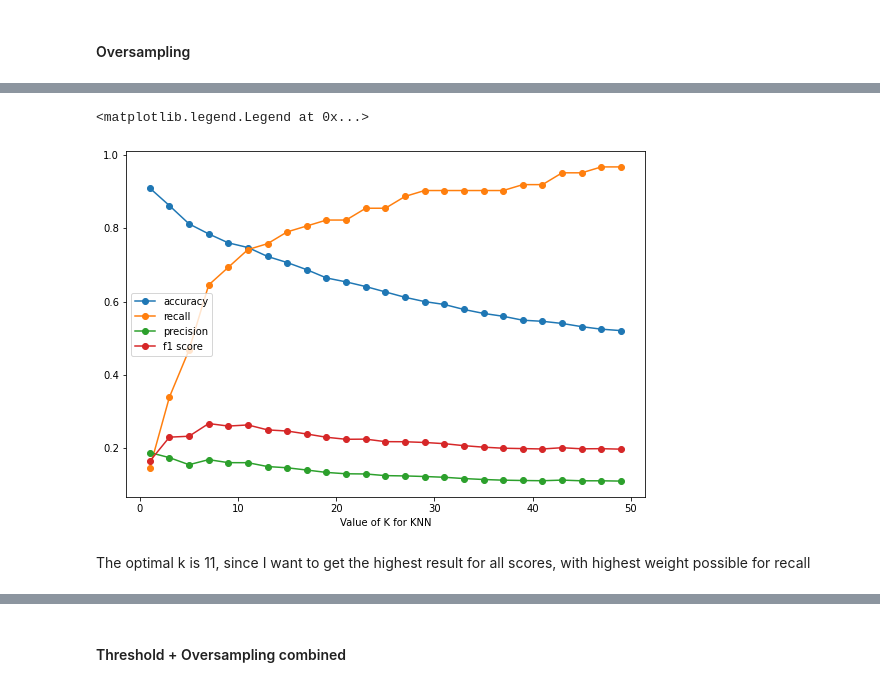
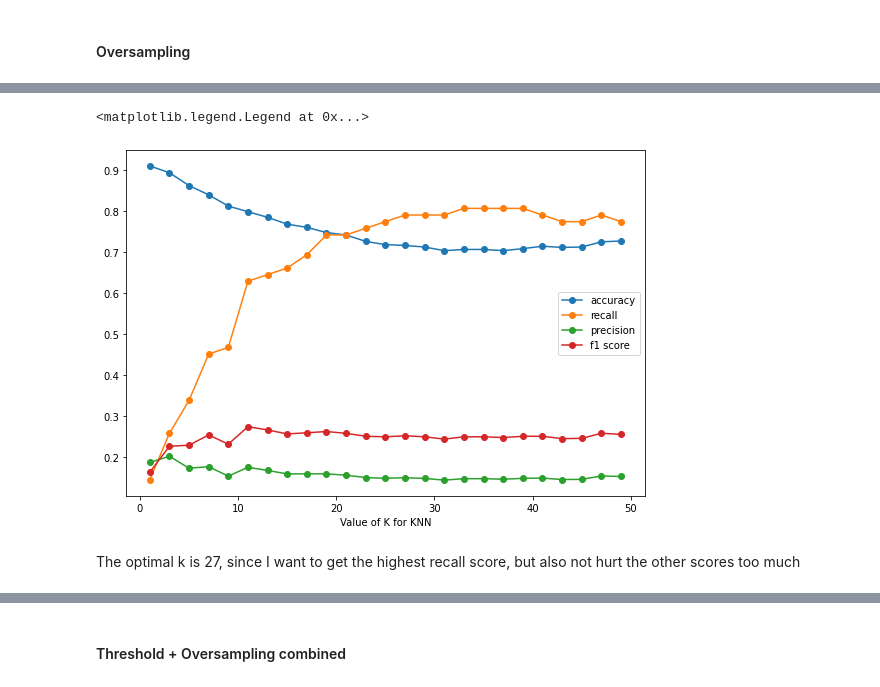
Before and after one commit to s4646/intro-to-data-science, a Jupyter notebook: Classification.ipynb, the cells around one changed output, grey strips where cells are left out. Cells and saved outputs as stored; diff of their text form; code cells hidden in the pictures.

```diff
--- a/Classification.ipynb
+++ b/Classification.ipynb
@@ -637,30 +637,30 @@ Text(0, 0.5, 'Testing Accuracy')
 # %%
 k_range = list(range(1,51,2))
 accuracy = []
 recall = []
 precision = []
 f1 = []
 
 for k in k_range:
     knn = KNeighborsClassifier(n_neighbors=k)
     knn.fit(X_train_res,y_train_res)
-    pred = (knn.predict_proba(X_test)[:,1]>0.1).astype(int)
+    pred = knn.predict(X_test)
     accuracy.append(metrics.accuracy_score(y_test, pred))
     recall.append(recall_score(y_test, pred))
     precision.append(precision_score(y_test, pred))
     f1.append(f1_score(y_test, pred))
 
 fig = plt.figure()
 axes = fig.add_axes([0,0,1.2,1.2])
 plt.plot(k_range, accuracy, marker='o', label='accuracy')
 plt.plot(k_range, recall, marker='o', label='recall')
 plt.plot(k_range, precision, marker='o', label='precision')
 plt.plot(k_range, f1, marker='o', label='f1 score')
 plt.xlabel('Value of K for KNN')
 plt.legend()
 # %% [output]
 <matplotlib.legend.Legend at 0x...>
-[figure, old version]
+[figure, new version]
 # %% [markdown]
-The optimal k is 11, since I want to get the highest result for all scores, with highest weight possible for recall
+The optimal k is 27, since I want to get the highest recall score, but also not hurt the other scores too much
 # %%
```
Also changed, not shown: parts of 29 cells of this notebook.
